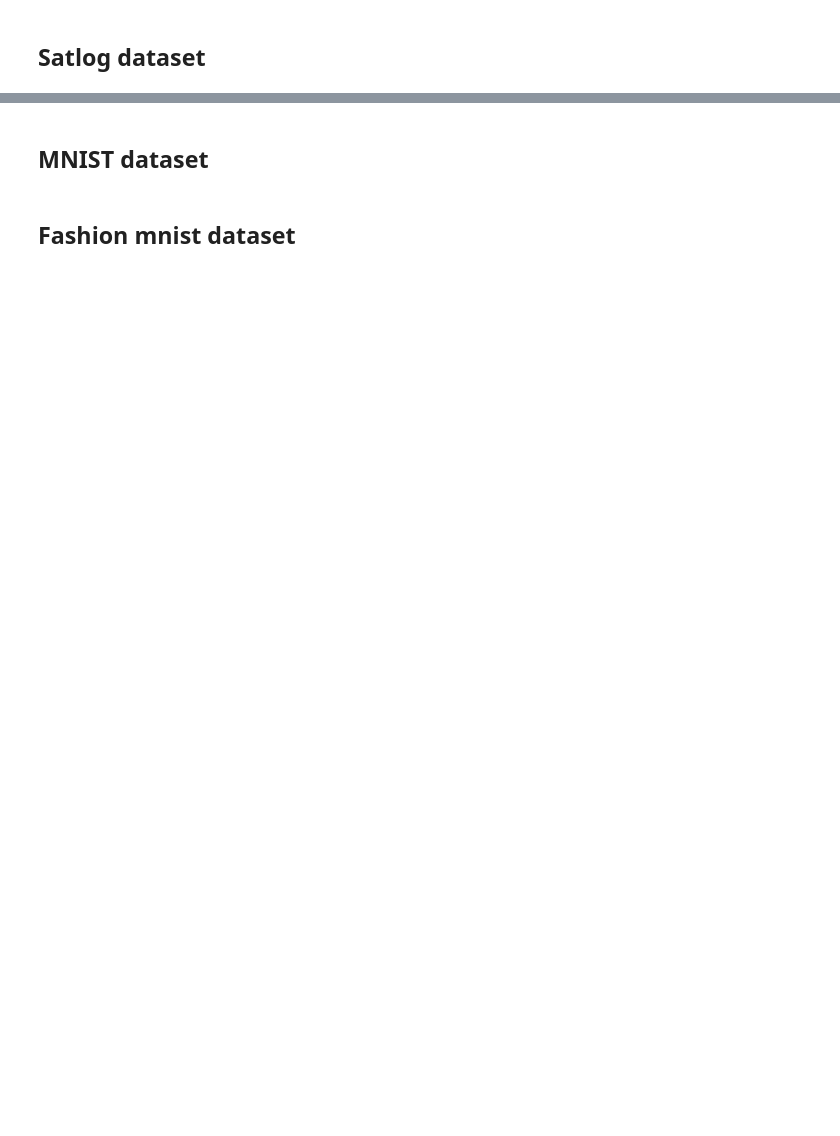
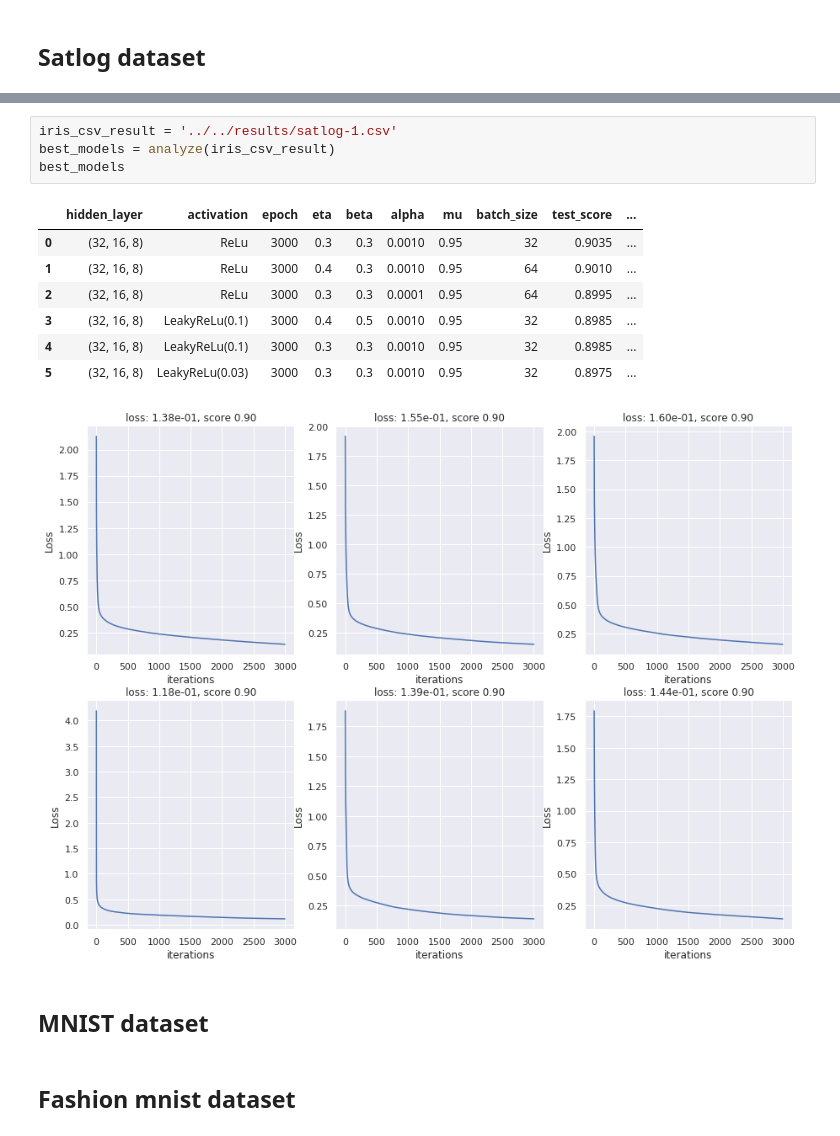
Before and after one commit to alirezaafzalaghaei/neural-netwroks-from-scratch, a Jupyter notebook: module/examples/Report.ipynb, the cells around one changed output, grey strips where cells are left out. Cells and saved outputs as stored; diff of their text form; blank space fills up the shorter version.

```diff
--- a/module/examples/Report.ipynb
+++ b/module/examples/Report.ipynb
@@ -93,3 +160,16 @@ plot_loss(best_histories,scores)
+# %%
+iris_csv_result = '../../results/satlog-1.csv'
+best_models = analyze(iris_csv_result)
+best_models
+# %% [output]
+|  | hidden_layer | activation | epoch | eta | beta | alpha | mu | batch_size | test_score | ... |
+| 0 | (32, 16, 8) | ReLu | 3000 | 0.3 | 0.3 | 0.0010 | 0.95 | 32 | 0.9035 | ... |
+| 1 | (32, 16, 8) | ReLu | 3000 | 0.4 | 0.3 | 0.0010 | 0.95 | 64 | 0.9010 | ... |
+| 2 | (32, 16, 8) | ReLu | 3000 | 0.3 | 0.3 | 0.0001 | 0.95 | 64 | 0.8995 | ... |
+| 3 | (32, 16, 8) | LeakyReLu(0.1) | 3000 | 0.4 | 0.5 | 0.0010 | 0.95 | 32 | 0.8985 | ... |
+| 4 | (32, 16, 8) | LeakyReLu(0.1) | 3000 | 0.3 | 0.3 | 0.0010 | 0.95 | 32 | 0.8985 | ... |
+| 5 | (32, 16, 8) | LeakyReLu(0.03) | 3000 | 0.3 | 0.3 | 0.0010 | 0.95 | 32 | 0.8975 | ... |
+[figure, added]
 # %% [markdown]
 ## MNIST dataset
 # %% [markdown]
```
Also changed, not shown: parts of 24 cells of this notebook.
